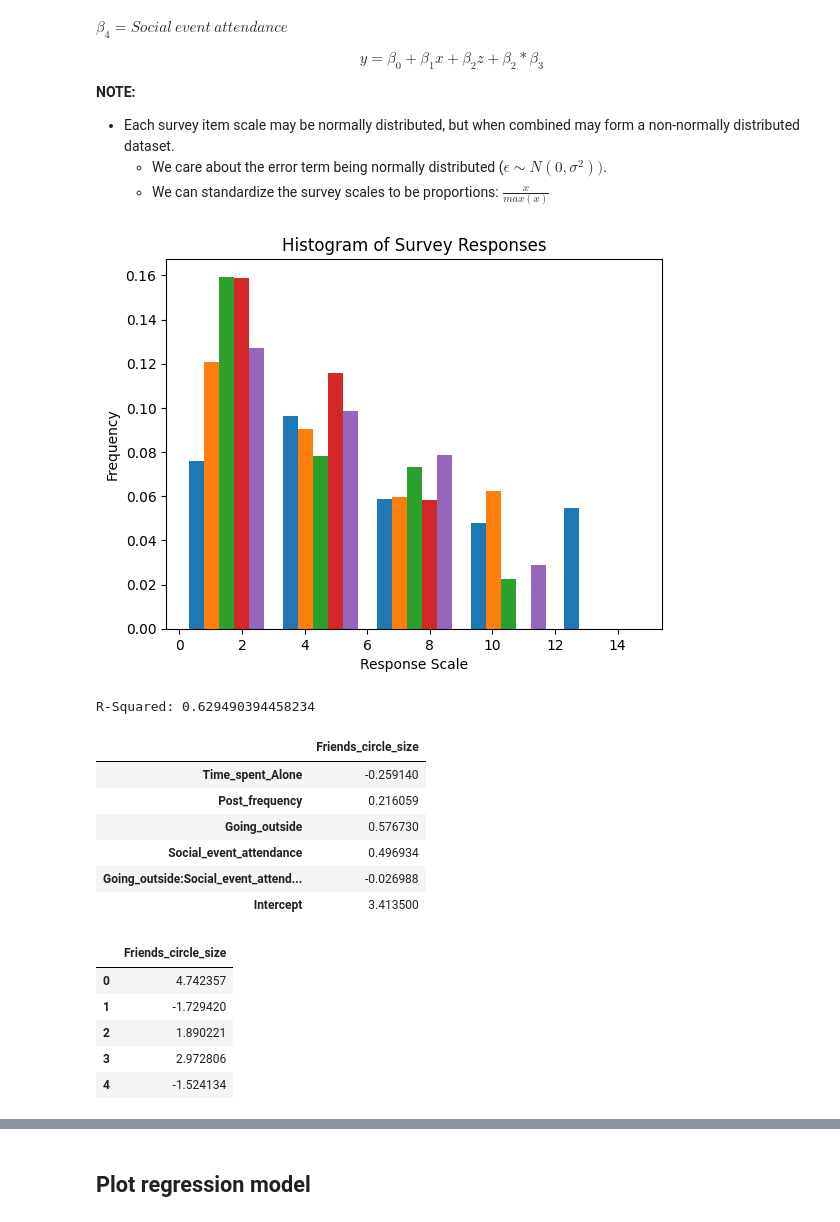
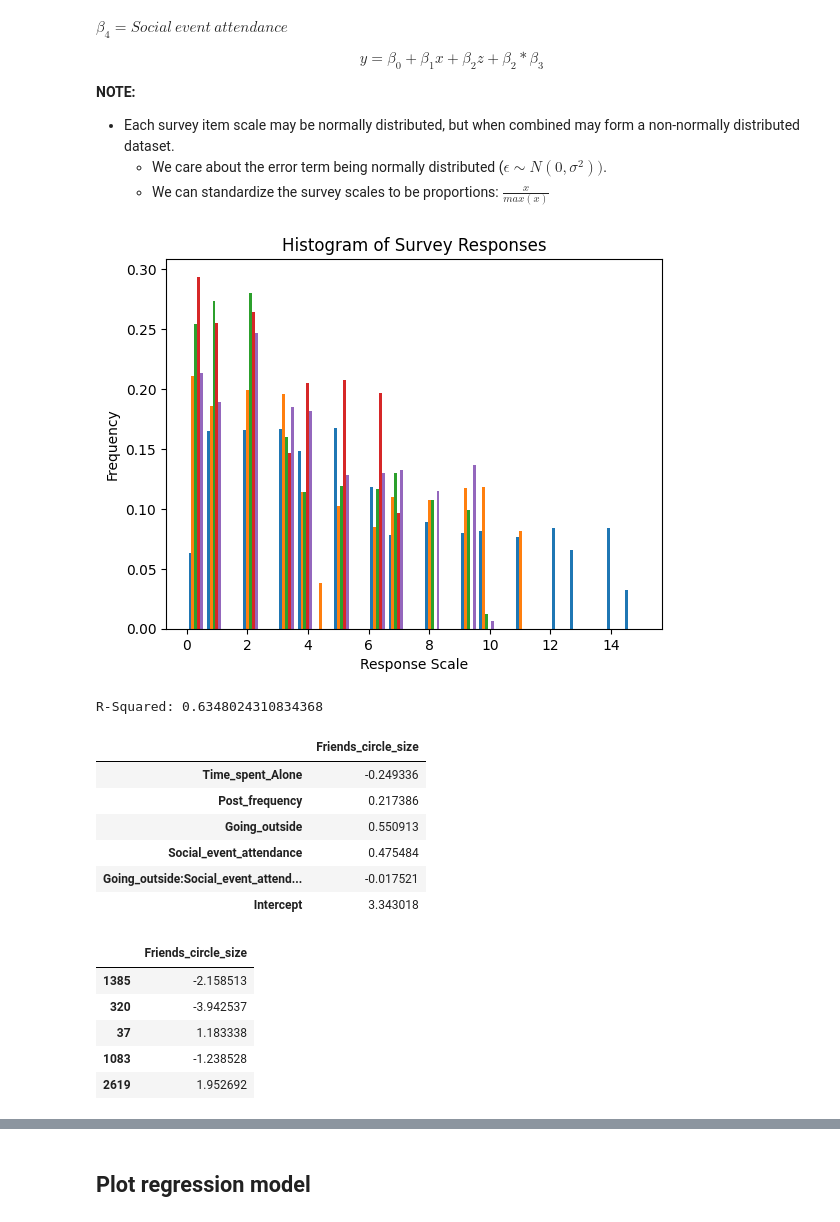
Before and after one commit to Prokope45/NeuralNetworkProject, a Jupyter notebook: LinearRegressionAnalysis.ipynb, the cells around one changed output, grey strips where cells are left out. Cells and saved outputs as stored; diff of their text form; code cells hidden in the pictures.

```diff
--- a/LinearRegressionAnalysis.ipynb
+++ b/LinearRegressionAnalysis.ipynb
@@ -28,25 +28,27 @@ import numpy as np
 # Receive dataframe from Preprocessing
 %store -r pre_df
 
-np.random.seed(1863)
+pre_df["Personality"] = pre_df["Personality_Extrovert"]
+pre_df = pre_df.drop(["Personality_Extrovert", "Personality_Introvert"], axis="columns")
 
-ra_df = pre_df
+train_df = pre_df.sample(frac=0.8, random_state=1863)
+test_df = pre_df.drop(train_df.index)
 # %%
 import matplotlib.pyplot as plt
-columns = ra_df[
+columns = train_df[
     ["Friends_circle_size", "Time_spent_Alone", "Post_frequency", "Going_outside", "Social_event_attendance"]
 ]
 
 # TODO: Break out histogram of columns into subplots to see which are normally distributed.
 
-plt.hist(columns, bins=5, density=True)
+plt.hist(columns, bins=25, density=True)
 plt.title("Histogram of Survey Responses")
 plt.xlabel("Response Scale")
 plt.ylabel("Frequency")
 
 plt.show()
 # %% [output]
-[figure, old version]
+[figure, new version]
 # %%
 from IPython.display import display_html
 
@@ -64,9 +66,9 @@ import pandas as pd
 
 # See: https://ayoakin.medium.com/linear-regression-from-scratch-using-matrices-991df6e28f62
 
-X = ra_df[["Time_spent_Alone", "Post_frequency", "Going_outside", "Social_event_attendance"]].copy()
-X["Going_outside:Social_event_attendance"] = ra_df["Going_outside"] * ra_df["Social_event_attendance"]
-y = ra_df[["Friends_circle_size"]].copy()
+X = train_df[["Time_spent_Alone", "Post_frequency", "Going_outside", "Social_event_attendance"]].copy()
+X["Going_outside:Social_event_attendance"] = train_df["Going_outside"] * train_df["Social_event_attendance"]
+y = train_df[["Friends_circle_size"]].copy()
 
 # Append column of 1s
 X["Intercept"] = 1
@@ -94,20 +96,20 @@ residuals = y - predictions
 print("\nR-Squared: {}".format(R2.iloc[0]))
 display_side_by_side(B, residuals.head())
 # %% [output]
-R-Squared: 0.629490394458234
+R-Squared: 0.6348024310834368
 |  | Friends_circle_size |
-| Time_spent_Alone | -0.259140 |
-| Post_frequency | 0.216059 |
-| Going_outside | 0.576730 |
-| Social_event_attendance | 0.496934 |
-| Going_outside:Social_event_attend... | -0.026988 |
-| Intercept | 3.413500 |
+| Time_spent_Alone | -0.249336 |
+| Post_frequency | 0.217386 |
+| Going_outside | 0.550913 |
+| Social_event_attendance | 0.475484 |
+| Going_outside:Social_event_attend... | -0.017521 |
+| Intercept | 3.343018 |
 |  | Friends_circle_size |
-| 0 | 4.742357 |
-| 1 | -1.729420 |
-| 2 | 1.890221 |
-| 3 | 2.972806 |
-| 4 | -1.524134 |
+| 1385 | -2.158513 |
+| 320 | -3.942537 |
+| 37 | 1.183338 |
+| 1083 | -1.238528 |
+| 2619 | 1.952692 |
 # %%
 from statsmodels.formula.api import ols
 
```
Also changed, not shown: parts of 6 cells of this notebook, 1 other file.
